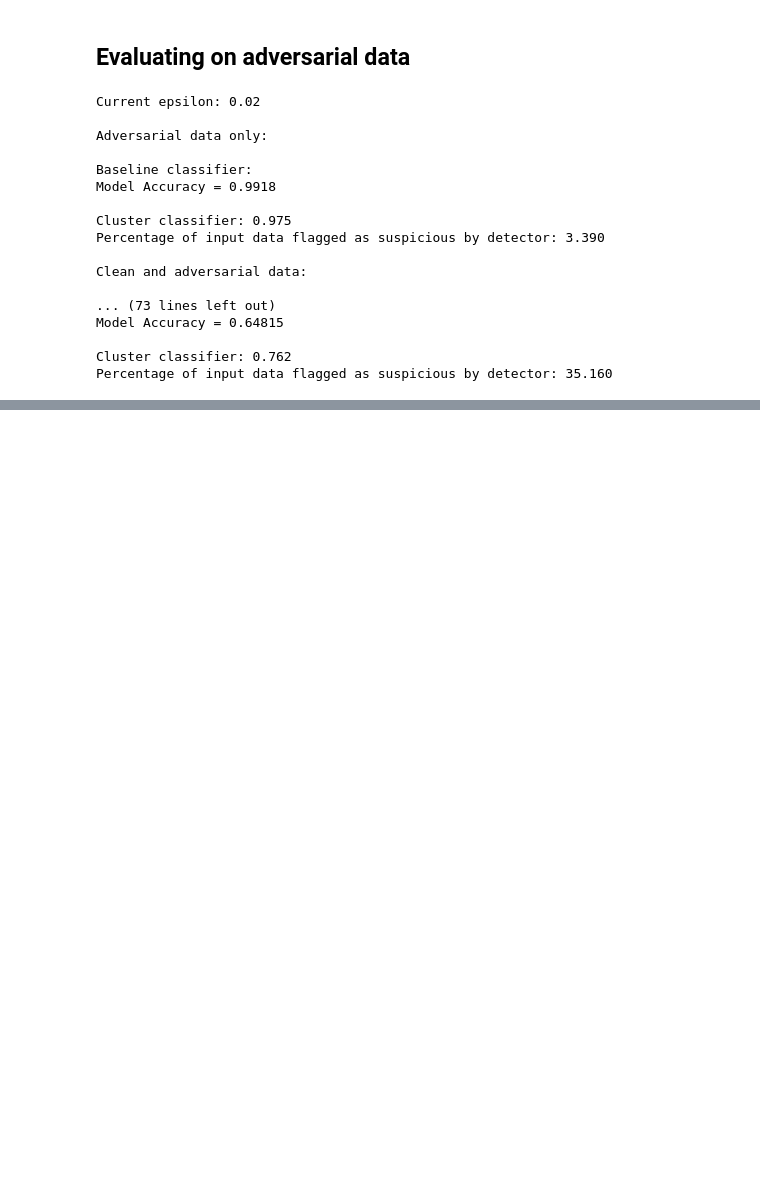
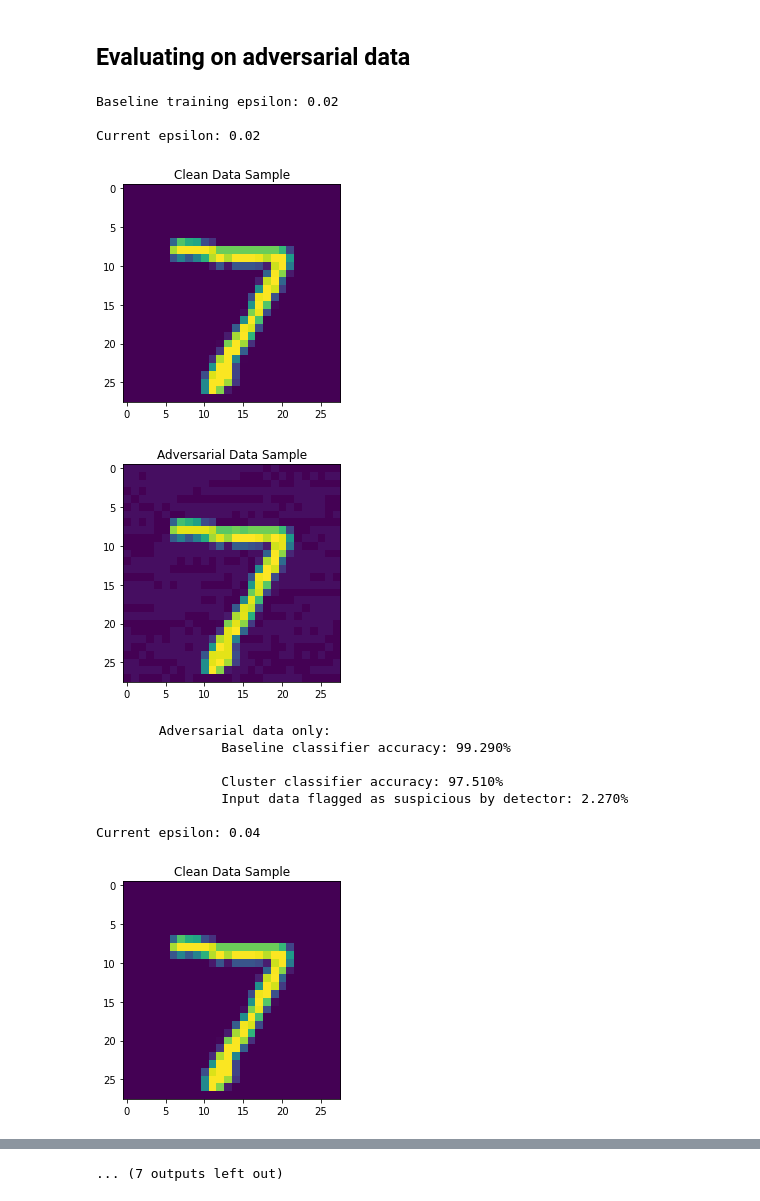
Before and after one commit to aranganath/Adversarial, a Jupyter notebook: Adversarial_Sample_Detection_with_Clustering.ipynb, the cells around one changed output, grey strips where cells are left out. Drawn from its saved outputs; the diff is of its cells as text; code cells hidden in the pictures; blank space fills up the shorter version.

```diff
--- a/Adversarial_Sample_Detection_with_Clustering.ipynb
+++ b/Adversarial_Sample_Detection_with_Clustering.ipynb
@@ -104,7 +104,7 @@ Model Accuracy = 0.99145
 # %% [markdown]
 ### Train Base Neural Network For Clustering Detector/Classifier
 # %%
-model = Model(in_channels=1, in_size=28, num_classes=10)
+model = Model(in_channels=channels, in_size=size, num_classes=classes)
 # %%
 # Now let's start training the network
 # Regular training, on clean data only
@@ -150,4 +213,4 @@ transformer = PCA(n_components=n_comp)
 # %%
-classifier = Classifier(model, transformer)
+classifier = Classifier(model, input_transform = transformer, SVC_C = 25)
 
 classifier.fit(X_train, y_train)
@@ -170,48 +235,59 @@ Percentage of input data flagged as suspicious by detector: 2.410
 # %% [markdown]
 ## Evaluating on adversarial data
 # %%
-test_eps = [2e-2, 4e-2, 8e-2, 1.6e-1, 3.2e-1]
+test_eps = [2e-2, 4e-2, 8e-2, 1.6e-1, 2.4e-1, 3.2e-1]
+print("Baseline training epsilon: %.2f" % (baseline_training_eps))
+
+baseline_performance = dict()
+clustering_classifier_performance = dict()
+clustering_detector_performance = dict()
 
 for eps in test_eps:
     adv_test_data = utils.add_adversarial_noise(attacked_model, test_dataloader, eps=eps)
-    test_data = np.concatenate((X_test, adv_test_data), axis=0)
 
-    print("\nCurrent epsilon: %.2f\n" % (eps))
+    print("\nCurrent epsilon: %.2f" % (eps))
 
-    # Base model accuracy on adversarial data
-#     print("Underlying cnn of clustering classifier accuracy on adversarial data: ")
-#     utils.eval_model(model, adv_test_data, y_test)
+    plt.imshow(X_test[0].reshape(dimensions))
+    plt.title("Clean Data Sample")
+    plt.show()
+
+    plt.imshow(adv_test_data[0].reshape(dimensions))
+    plt.title("Adversarial Data Sample")
+    plt.show()
 
     # Testing both classifiers on adversarial data only
-    print("Adversarial data only:\n")
-    print("Baseline classifier: ")
-    utils.eval_model(baseline_model, adv_test_data, y_test)
+    # Baseline accuracy
+    baseline_performance[str(eps)] = utils.eval_model(baseline_model, adv_test_data, y_test) * 100
 
-    print("\nCluster classifier: %.3f" % (classifier.score(adv_test_data, y_test)))
-    print("Percentage of input data flagged as suspicious by detector: %.3f" % (classifier.proportion_flagged * 100))
+    print("\tAdversarial data only:")
+    print("\t\tBaseline classifier accuracy: %.3f%%" % (baseline_performance[str(eps)]))
 
-    print("\nClean and adversarial data:\n")
+    # Clustering classifier and adversarial detection accuracy
+    clustering_classifier_performance[str(eps)] = classifier.score(adv_test_data, y_test) * 100
+    clustering_detector_performance[str(eps)] = classifier.proportion_flagged * 100
+
+    print("\n\t\tCluster classifier accuracy: %.3f%%" % (clustering_classifier_performance[str(eps)]))
+    print("\t\tInput data flagged as suspicious by detector: %.3f%%" % (clustering_detector_performance[str(eps)]))
+
     # Testing both classifiers on both clean and adversarial data 1:1 ratio
-    print("Baseline classifier: ")
-    utils.eval_model(baseline_model, test_data, test_labels)
+#     test_data = np.concatenate((X_test, adv_test_data), axis=0)
 
-    print("\nCluster classifier: %.3f" % (classifier.score(test_data, test_labels)))
-    print("Percentage of input data flagged as suspicious by detector: %.3f" % (classifier.proportion_flagged * 100))
+#     print("\n\tClean and adversarial data:")
+#     print("\t\tBaseline classifier accuracy: %.3f%%" % (utils.eval_model(baseline_model, test_data, test_labels) * 100))
+
+#     print("\n\t\tCluster classifier accuracy: %.3f%%" % (classifier.score(test_data, test_labels) * 100))
+#     print("\t\tInput data flagged as suspicious by detector: %.3f%%" % (classifier.proportion_flagged * 100))
 # %% [output]
+Baseline training epsilon: 0.02
+
 Current epsilon: 0.02
-
-Adversarial data only:
-
-Baseline classifier:
-Model Accuracy = 0.9918
-
-Cluster classifier: 0.975
-Percentage of input data flagged as suspicious by detector: 3.390
-
-Clean and adversarial data:
-
-... (73 lines left out)
-Model Accuracy = 0.64815
-
-Cluster classifier: 0.762
-Percentage of input data flagged as suspicious by detector: 35.160
+[figure, added]
+[figure, added]
+        Adversarial data only:
+                Baseline classifier accuracy: 99.290%
+
+                Cluster classifier accuracy: 97.510%
+                Input data flagged as suspicious by detector: 2.270%
+
+Current epsilon: 0.04
+[figure, added]
@@ -217,0 +313 @@ Percentage of input data flagged as suspicious by detector: 35.160
+... (7 outputs left out)
```
Also changed, not shown: parts of 19 cells of this notebook, 5 other files.
